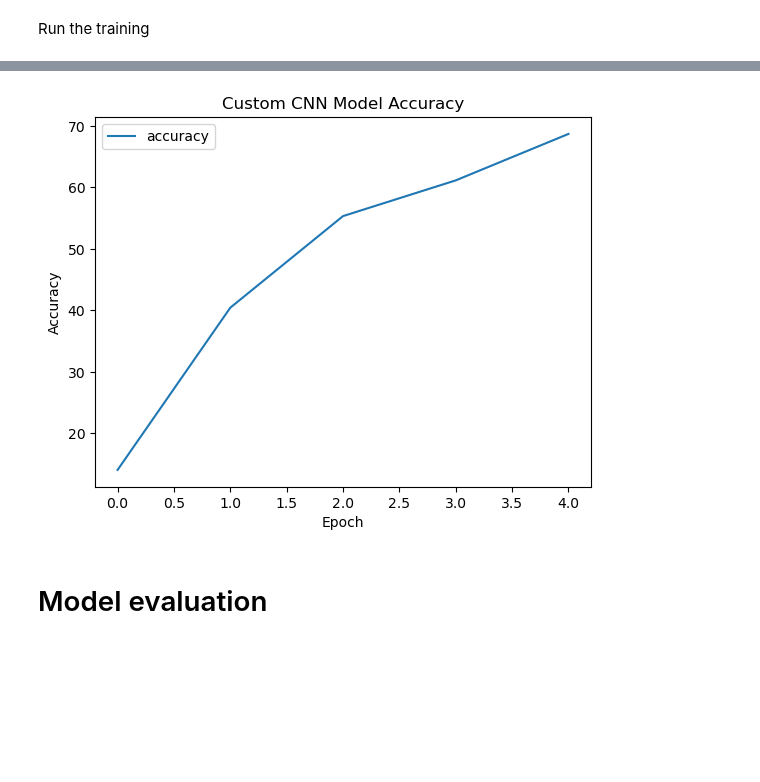
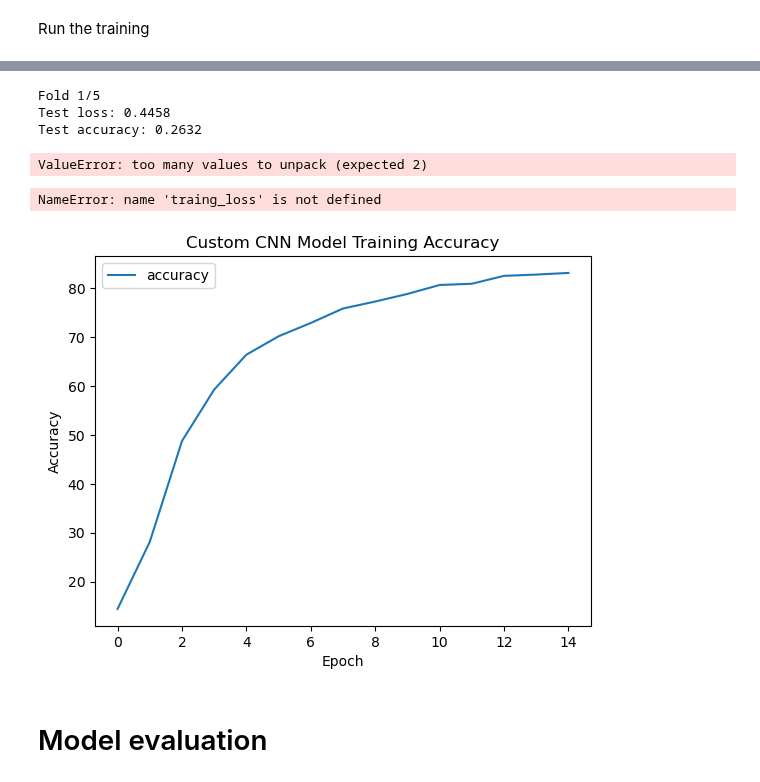
Before and after one commit to denpalrius/AI-Machine-Learning-Practice, a Jupyter notebook: mlp/cnn_mnist.ipynb, the cells around one changed output, grey strips where cells are left out. Cells and saved outputs as stored; diff of their text form; code cells hidden in the pictures; blank space fills up the shorter version.

```diff
--- a/mlp/cnn_mnist.ipynb
+++ b/mlp/cnn_mnist.ipynb
@@ -211,7 +314,3 @@ n_epochs = 5
 losses = []
 # %% [markdown]
 Run the training
-# %%
-traing_loss, train_accuracy = train(model, n_epochs, device, train_loader, optimizer, criterion)
-
-eval_metrics['CustomCNN Training'] = {'Loss': traing_loss, 'Accuracy': train_accuracy}
@@ -226,12 +317,29 @@ Training Accuracy: [14.042553191489361, 40.42553191489362, 55.319148936170215, 6
+# %%
+train(custom_model, n_epochs, device, train_loader, optimizer, criterion)
+
+# traing_loss, train_accuracy = train(custom_model, n_epochs, device, train_loader, optimizer, criterion)
+# %% [output]
+Fold 1/5
+Test loss: 0.4458
+Test accuracy: 0.2632
+ValueError: too many values to unpack (expected 2)
+# %%
+plt.plot(traing_loss, label='loss')
+plt.xlabel('Epoch')
+plt.title('Custom CNN Model Training Loss')
+plt.legend()
+plt.show()
+# %% [output]
+NameError: name 'traing_loss' is not defined
 # %%
 plt.plot(train_accuracy, label='accuracy')
 plt.xlabel('Epoch')
 plt.ylabel('Accuracy')
-plt.title('Custom CNN Model Accuracy')
+plt.title('Custom CNN Model Training Accuracy')
 plt.legend()
 plt.show()
 # %% [output]
-[figure, old version]
+[figure, new version]
 # %% [markdown]
 # Model evaluation
 # %% [markdown]
```
Also changed, not shown: parts of 28 cells of this notebook, 1 other file.
